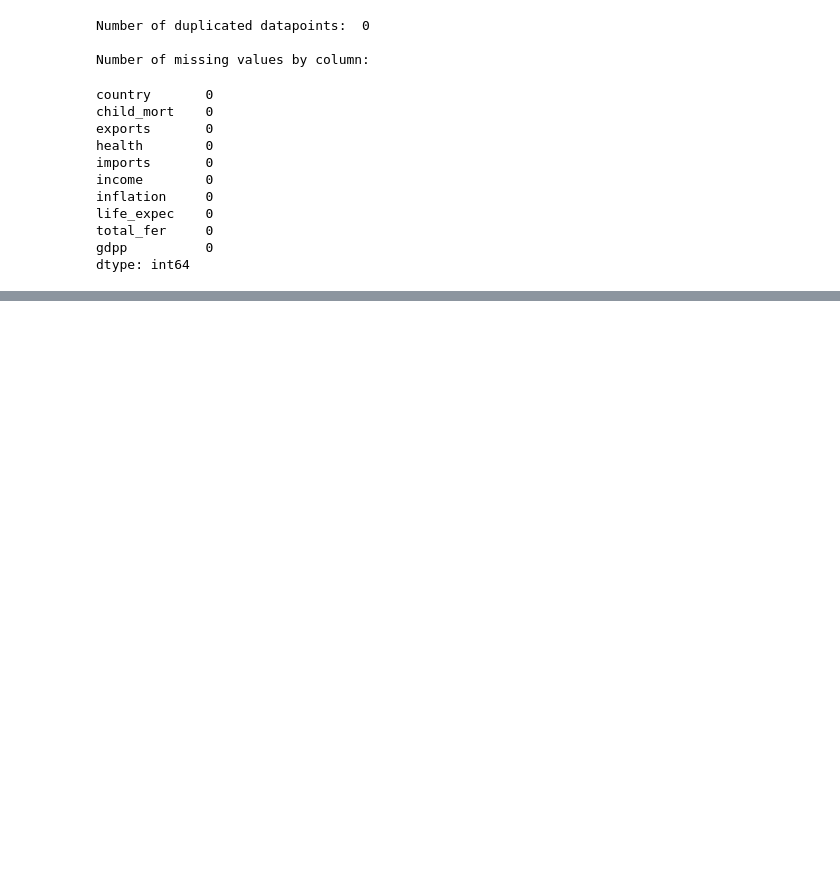
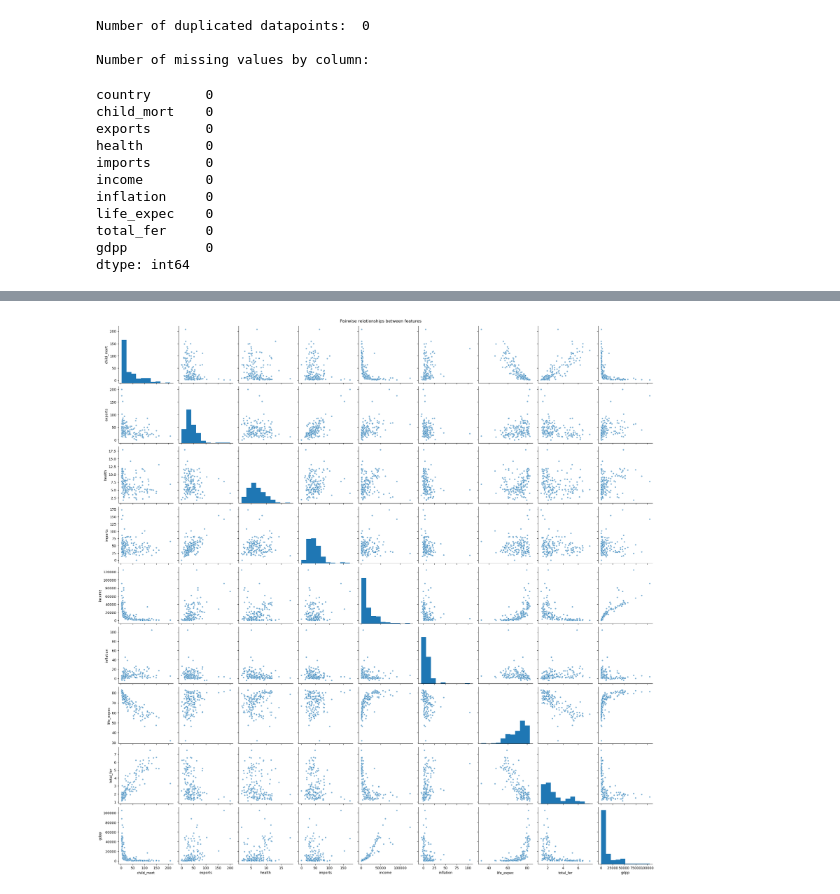
Before and after one commit to LudicrusTwrtle/Unsupervised_ML_Coursework, a Jupyter notebook: Assignment 1/assignment_1.ipynb, the cells around one changed output, grey strips where cells are left out. Cells and saved outputs as stored; diff of their text form; code cells hidden in the pictures; blank space fills up the shorter version.

```diff
--- a/Assignment 1/assignment_1.ipynb
+++ b/Assignment 1/assignment_1.ipynb
@@ -84,3 +85,10 @@ plt.show()
+# %%
+# Histogram and Scatterplot
+sns.pairplot(country_features, diag_kind="hist", plot_kws={"alpha": 0.6, "s":20})
+plt.suptitle("Pairwise relationships between features", y=1.01)
+plt.show()
+# %% [output]
+[figure, added]
 # %%
 from sklearn.preprocessing import StandardScaler as scaler
 from sklearn.cluster import KMeans
```
Also changed, not shown: parts of 1 cell of this notebook.
